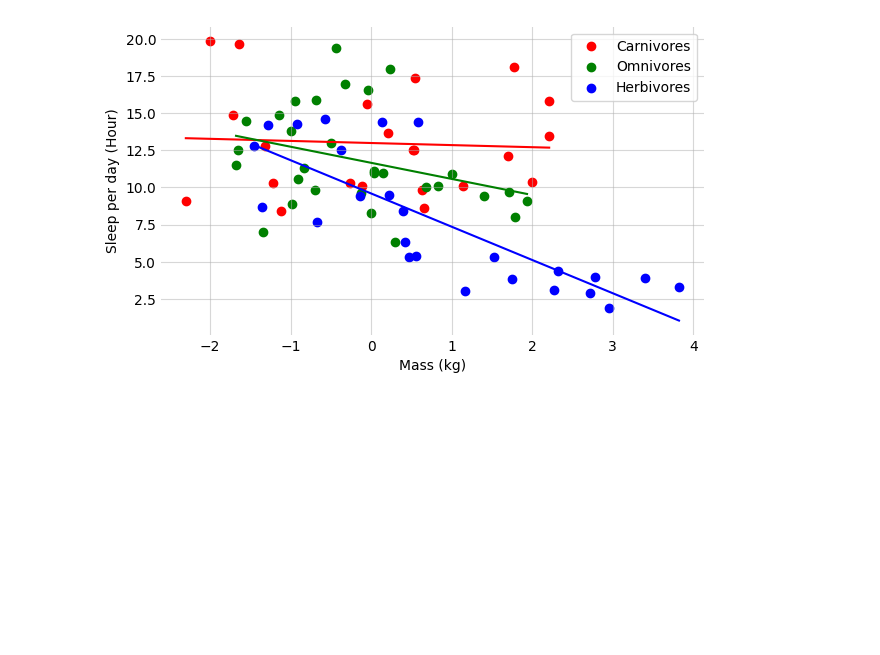
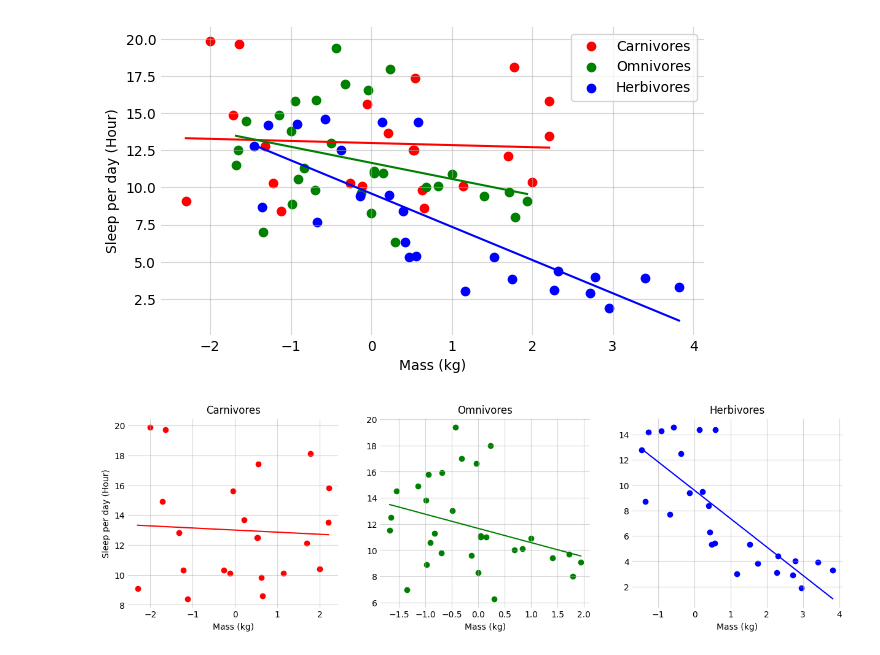
Before and after one commit to BhavikBuchke/Cisco-Data-science-program, a Jupyter notebook: Data modeling/Animal Sleep Project/animal sleep.ipynb, the cells around one changed output. Saved outputs shown, nothing was run; the diff lists cells and outputs as text; code cells hidden in the pictures; blank space fills up the shorter version.

```diff
--- a/Data modeling/Animal Sleep Project/animal sleep.ipynb
+++ b/Data modeling/Animal Sleep Project/animal sleep.ipynb
@@ -100,9 +100,9 @@ Carnivore data:
 # %%
 # Modelling the relationship between log10_mass and hours of sleep for Carnivores.
 carnivore_model = LinearModel('carnivore_sleep_model')
-c_x= carnivore['log10_mass']
-c_y= carnivore['sleep']
-carnivore_model.fit(c_x, c_y)
+carnivore_x= carnivore['log10_mass']
+carnivore_y= carnivore['sleep']
+carnivore_model.fit(carnivore_x, carnivore_y)
 carnivore_model.print_model_info()
 # %% [output]
 LinearModel(carnivore_sleep_model):
@@ -124,9 +124,9 @@ Omnivore data:
 # %%
 # Modelling the relationship between log10_mass and hours of sleep for Omnivores.
 omnivore_model = LinearModel('omnivore_sleep_model')
-o_x= omnivore['log10_mass']
-o_y= omnivore['sleep']
-omnivore_model.fit(o_x, o_y)
+omnivore_x= omnivore['log10_mass']
+omnivore_y= omnivore['sleep']
+omnivore_model.fit(omnivore_x, omnivore_y)
 omnivore_model.print_model_info()
 # %% [output]
 LinearModel(omnivore_sleep_model):
@@ -148,9 +148,9 @@ Herbivore data:
 # %%
 # Modelling the relationship between log10_mass and hours of sleep for Herbivores.
 herbivore_model = LinearModel('herbivore_sleep_model')
-h_x= herbivore['log10_mass']
-h_y= herbivore['sleep']
-herbivore_model.fit(h_x, h_y)
+herbivore_x= herbivore['log10_mass']
+herbivore_y= herbivore['sleep']
+herbivore_model.fit(herbivore_x, herbivore_y)
 herbivore_model.print_model_info()
 # %% [output]
 LinearModel(herbivore_sleep_model):
@@ -182,3 +182,33 @@ plt.ylabel('Sleep per day (Hour)')
 # %% [output]
 Text(0, 0.5, 'Sleep per day (Hour)')
 [figure]
+# %%
+# All three ploted separately
+plt.figure(figsize=(15, 4))
+
+# Carnivore plot
+plt.subplot(1, 3, 1)
+plt.scatter(x= carnivore_x , y= carnivore_y, color= 'red')
+carnivore_model.plot_model(carnivore_x.min(), carnivore_x.max(), color= 'red')
+plt.xlabel('Mass (kg)')
+plt.ylabel('Sleep per day (Hour)')
+plt.title('Carnivores')
+improved_visuals()
+
+# Omnivore plot
+plt.subplot(1, 3, 2)
+plt.scatter(x= omnivore_x, y= omnivore_y, color= 'green')
+omnivore_model.plot_model(omnivore_x.min(), omnivore_x.max(), color= 'green')
+plt.xlabel('Mass (kg)')
+plt.title('Omnivores')
+improved_visuals()
+
+# Herbivore plot
+plt.subplot(1, 3, 3)
+plt.scatter(x= herbivore_x, y= herbivore_y, color= 'blue')
+herbivore_model.plot_model(x_min= herbivore_x.min(), x_max= herbivore_x.max(), color='blue')
+plt.xlabel('Mass (kg)')
+plt.title('Herbivores')
+improved_visuals()
+# %% [output]
+[figure, added]
```
Also changed, not shown: parts of 1 cell of this notebook.
